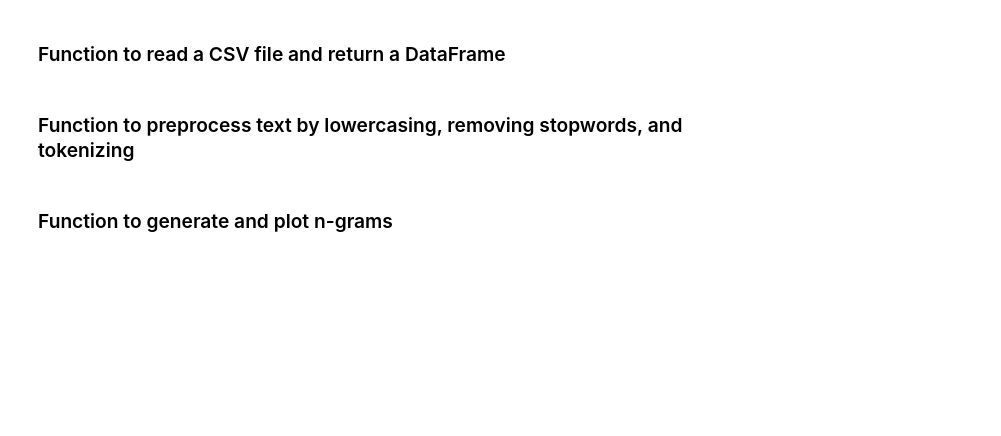
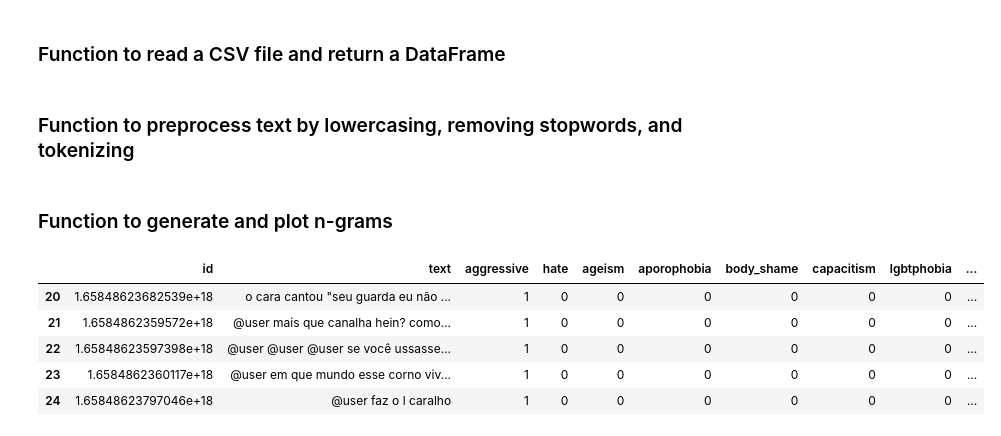
Before and after one commit to Silly-Machine/TuPy-Data-Engineering, a Jupyter notebook: notebooks/charts_ngrams.ipynb, the cells around one changed output. Drawn from its saved outputs; the diff is of its cells as text; code cells hidden in the pictures; blank space fills up the shorter version.

```diff
--- a/notebooks/charts_ngrams.ipynb
+++ b/notebooks/charts_ngrams.ipynb
@@ -60 +68,10 @@ df_tupi_hier = read_csv_file(file_name)
+# %%
+df_tupi_hier_filter.head()
+# %% [output]
+|  | id | text | aggressive | hate | ageism | aporophobia | body_shame | capacitism | lgbtphobia | ... |
+| 20 | 1.65848623682539e+18 | o cara cantou "seu guarda eu não ... | 1 | 0 | 0 | 0 | 0 | 0 | 0 | ... |
+| 21 | 1.6584862359572e+18 | @user mais que canalha hein? como... | 1 | 0 | 0 | 0 | 0 | 0 | 0 | ... |
+| 22 | 1.65848623597398e+18 | @user @user @user se você ussasse... | 1 | 0 | 0 | 0 | 0 | 0 | 0 | ... |
+| 23 | 1.6584862360117e+18 | @user em que mundo esse corno viv... | 1 | 0 | 0 | 0 | 0 | 0 | 0 | ... |
+| 24 | 1.65848623797046e+18 | @user faz o l caralho | 1 | 0 | 0 | 0 | 0 | 0 | 0 | ... |
 # %%
```
Also changed, not shown: parts of 9 cells of this notebook, 7 other files.
